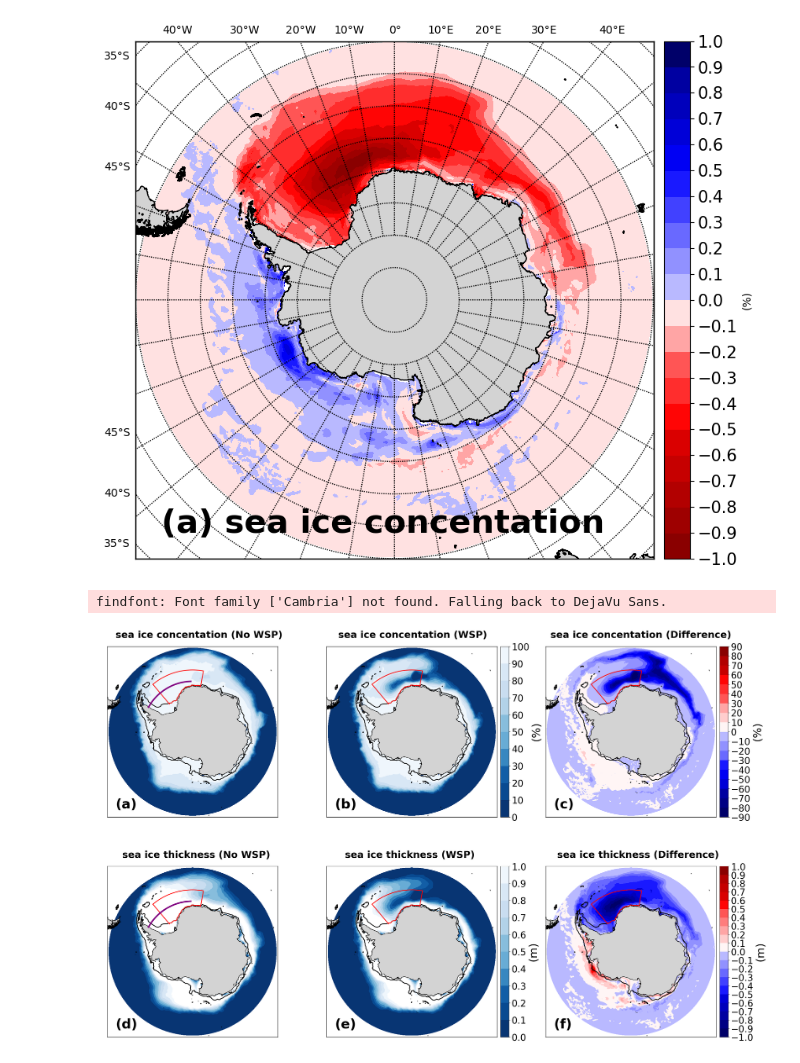
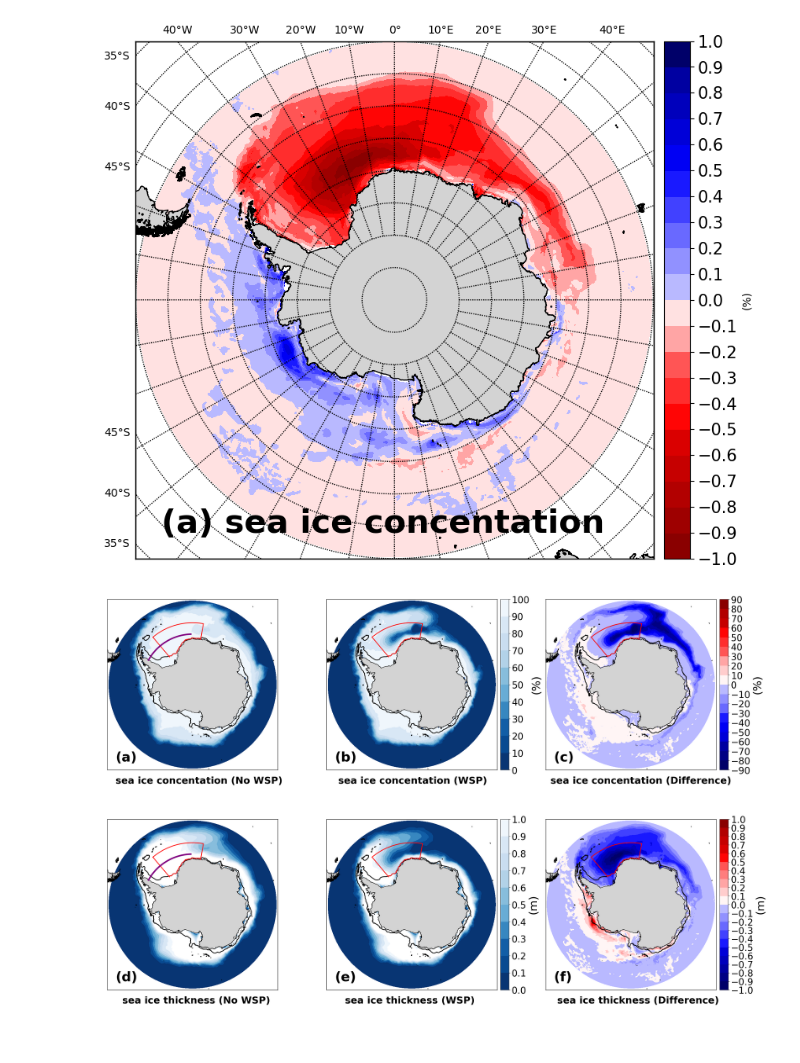
Before and after one commit to xiliangdiao/OODP-DSW, a Jupyter notebook: Fig.1-.ipynb, the cells around one changed output. Cells and saved outputs as stored; diff of their text form; code cells hidden in the pictures; blank space fills up the shorter version.

```diff
--- a/Fig.1-.ipynb
+++ b/Fig.1-.ipynb
@@ -60,12 +60,12 @@ latt43 = latt[200:365,1000]
 lont2222 = lont[249,490:1080]
 latt2222 = latt[249,490:1080]
 # %%
-iceyes = np.load('/media/dell/Elements/iHESPplot/iceplot/icethickyesSEP.npy')
-iceno = np.load('/media/dell/Elements/iHESPplot/iceplot/icethicknoSEP.npy')
+iceyes = np.load('/home/dell/iHESPplot/iceplot/icethickyesSEP.npy')
+iceno = np.load('/home/dell/iHESPplot/iceplot/icethicknoSEP.npy')
 diff = iceyes - iceno
 
-iceyesarea = np.load('/media/dell/Elements/iHESPplot/iceplot/iceyesSEP.npy')
-icenoarea = np.load('/media/dell/Elements/iHESPplot/iceplot/icenoSEP.npy')
+iceyesarea = np.load('/home/dell/iHESPplot/iceplot/iceyesSEP.npy')
+icenoarea = np.load('/home/dell/iHESPplot/iceplot/icenoSEP.npy')
 diffarea = iceyesarea - icenoarea
 # %%
 #################################################################
@@ -162,7 +162,7 @@ x5,y5=map(lont5,latt5)
 map.plot(x5,y5,'red',linewidth=2)
 
 
-ax1.text(-0.05, 1.05, '      sea ice concentation (WSP)', transform=ax1.transAxes,size=26, weight='bold',color='k')
+ax1.text(-0.05, -0.08, '      sea ice concentation (WSP)', transform=ax1.transAxes,size=26, weight='bold',color='k')
 ax1.text(0.05, 0.05, '(b)', transform=ax1.transAxes,size=36, weight='bold',color='k')
 
 ax2 = plt.subplot(2, 3, 1)
@@ -217,7 +217,7 @@ x2,y2=map(lont2222,latt2222)
 map.plot(x2,y2,'purple',linewidth=4)
 
 
-ax2.text(-0.05, 1.05, '     sea ice concentation (No WSP)', transform=ax2.transAxes,size=26, weight='bold',color='k')
+ax2.text(-0.05, -0.08, '     sea ice concentation (No WSP)', transform=ax2.transAxes,size=26, weight='bold',color='k')
 ax2.text(0.05, 0.05, '(a)', transform=ax2.transAxes,size=36, weight='bold',color='k')
 
 ax3 = plt.subplot(2, 3, 3)
@@ -267,7 +267,7 @@ map.plot(x3,y3,'red',linewidth=2)
 x5,y5=map(lont5,latt5)
 map.plot(x5,y5,'red',linewidth=2)
 
-ax3.text(-0.05, 1.05, '    sea ice concentation (Difference)', transform=ax3.transAxes,size=26, weight='bold',color='k')
+ax3.text(-0.05, -0.08, '    sea ice concentation (Difference)', transform=ax3.transAxes,size=26, weight='bold',color='k')
 ax3.text(0.05, 0.05, '(c)', transform=ax3.transAxes,size=36, weight='bold',color='k')
 
 
@@ -321,7 +321,7 @@ map.plot(x3,y3,'red',linewidth=2)
 x5,y5=map(lont5,latt5)
 map.plot(x5,y5,'red',linewidth=2)
 
-ax1.text(-0.05, 1.05, '        sea ice thickness (WSP)', transform=ax1.transAxes,size=26, weight='bold',color='k')
+ax1.text(-0.05, -0.08, '        sea ice thickness (WSP)', transform=ax1.transAxes,size=26, weight='bold',color='k')
 ax1.text(0.05, 0.05, '(e)', transform=ax1.transAxes,size=36, weight='bold',color='k')
 
 ax2 = plt.subplot(2, 3, 4)
@@ -373,7 +373,7 @@ map.plot(x5,y5,'red',linewidth=2)
 
 x2,y2=map(lont2222,latt2222)
 map.plot(x2,y2,'purple',linewidth=4)
-ax2.text(-0.05, 1.05, '       sea ice thickness (No WSP)', transform=ax2.transAxes,size=26, weight='bold',color='k')
+ax2.text(-0.05, -0.08, '       sea ice thickness (No WSP)', transform=ax2.transAxes,size=26, weight='bold',color='k')
 ax2.text(0.05, 0.05, '(d)', transform=ax2.transAxes,size=36, weight='bold',color='k')
 
 ax3 = plt.subplot(2, 3, 6)
@@ -397,33 +397,32 @@ map = Basemap(projection='aeqd', lat_0 = -90, lon_0 = 0,area_thresh = 100,\
               #width = 10000000,height = 15000000,resolution ='h')
               width = 8300000,height = 8300000,resolution ='h')
 map.drawcoastlines()
 map.fillcontinents(color = 'lightgrey')
 map.drawmapboundary(color='black')
 
 #map.drawparallels(np.arange(-90,91,5),labels=[1,0,0,0],**my_font)
 #map.drawmeridians(np.arange(-180,180,10),labels=[0,0,1,0],**my_font)
 
 x,y=map(lont,latt)
 CS = map.contour(x[:428,:],y[:428,:],HT[:428,:],[1000],colors= 'black',linestyles = 'solid',linewidths=2)
 
 CS = map.contour(x[90:365,700:1200],y[90:365,700:1200],HT[90:365,700:1200],[1000],colors= 'red',linestyles = 'solid',linewidths=2)
 CP = map.contourf(x[:550,:],y[:550,:],diff[:550,:],cmap = new_cmap,norm =norm,levels = nice_levels)#,extend='both')
 cbar =map.colorbar(CP,ticks = nice_levels)
 cbar.ax.tick_params(labelsize=25)
 cbar.set_label('(m)', **my_font)
 xq,yq=map(lont,latt)
 x2,y2=map(lont2,latt2)
 map.plot(x2,y2,'red',linewidth=2)
 x3,y3=map(lont3,latt3)
 map.plot(x3,y3,'red',linewidth=2)
 #x4,y4=map(lont4,latt4)
 #map.plot(x4,y4,'yellow',linewidth=2)
 x5,y5=map(lont5,latt5)
 map.plot(x5,y5,'red',linewidth=2)
 
-ax3.text(-0.05, 1.05, '      sea ice thickness (Difference)', transform=ax3.transAxes,size=26, weight='bold',color='k')
+ax3.text(-0.05, -0.08, '      sea ice thickness (Difference)', transform=ax3.transAxes,size=26, weight='bold',color='k')
 ax3.text(0.05, 0.05, '(f)', transform=ax3.transAxes,size=36, weight='bold',color='k')
 plt.savefig("Fig1.png",bbox_inches='tight')
 # %% [output]
-findfont: Font family ['Cambria'] not found. Falling back to DejaVu Sans.
-[figure, old version]
+[figure, new version]
```
Also changed, not shown: 17 other files.
